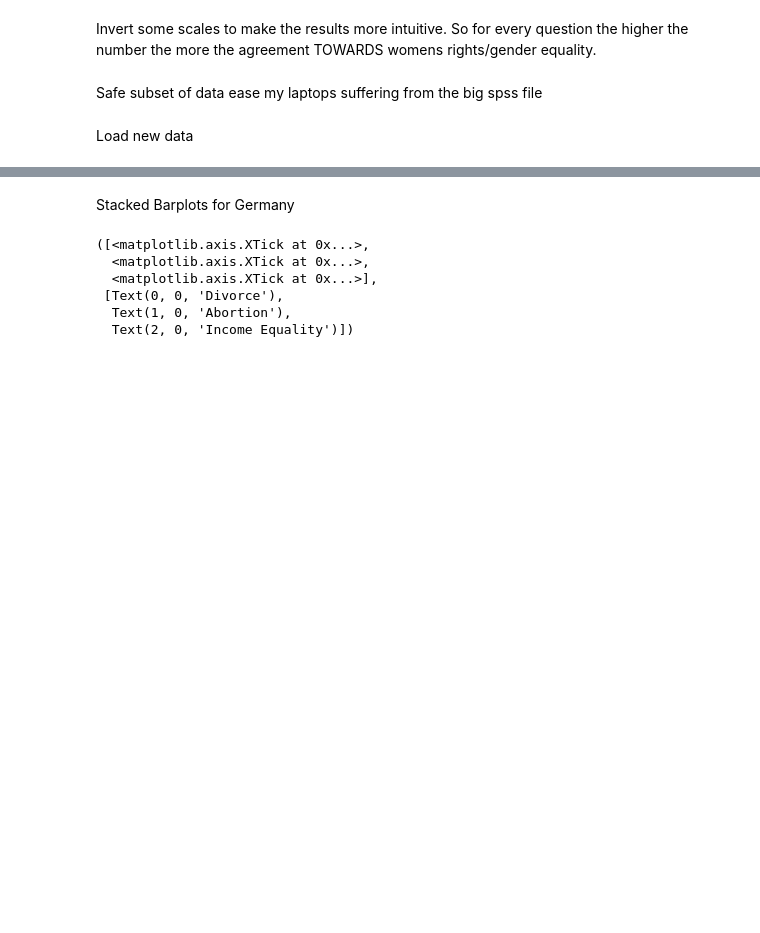
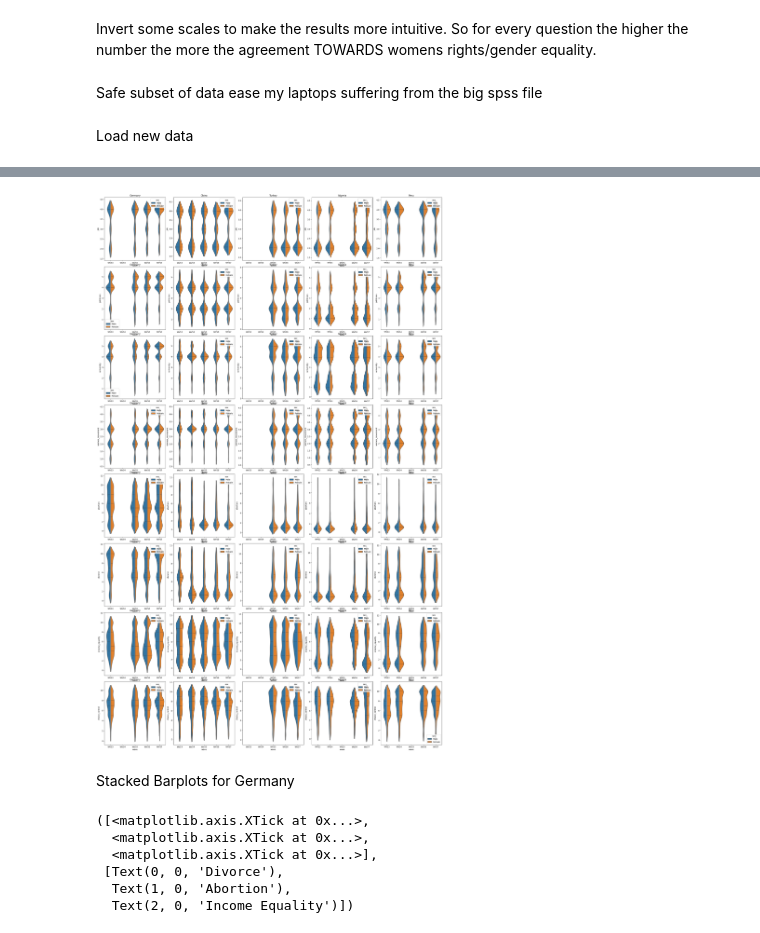
Before and after one commit to BeTheMaster/WorldGenderValues, a Jupyter notebook: src/View_WVS.ipynb, the cells around one changed output, grey strips where cells are left out. Cells and saved outputs as stored; diff of their text form; code cells hidden in the pictures; blank space fills up the shorter version.

Commit message:
violines

```diff
--- a/src/View_WVS.ipynb
+++ b/src/View_WVS.ipynb
@@ -246,3 +302,22 @@ subset = pd.read_csv('your_data.csv')
+# %%
+save=False
+
+fig, axs = plt.subplots(nrows=len(listGenderQuestions), ncols=len(listCountries), figsize=(5*len(listCountries), 5*len(listGenderQuestions))) # no "top_earner"
+plt.tight_layout()
+
+for idQuestion, question in enumerate(listGenderQuestions):
+    for idCountry, country in enumerate(listCountries):         #subset.country.unique()
+        violinePlt = sns.violinplot(data=subset[subset.country==country], x="wave", y=question, hue="sex", split=True, gap=.1,
+                       inner="quart", order= listWaves, hue_order=['Male','Female'], ax=axs[idQuestion,idCountry])
+        axs[idQuestion,idCountry].set_title(country)
+        if save:
+            violinePlt.get_figure().savefig('..\\plots\\violineplot\\'+str(question)+'_'+str(country)+'.jpg')
+
+plt.show()
+if save:
+    fig.savefig('..\\plots\\violineplot\\all.jpg')
+# %% [output]
+[figure, added]
 # %% [markdown]
 Stacked Barplots for Germany
 # %%
```
Also changed, not shown: parts of 11 cells of this notebook, 41 other files.
